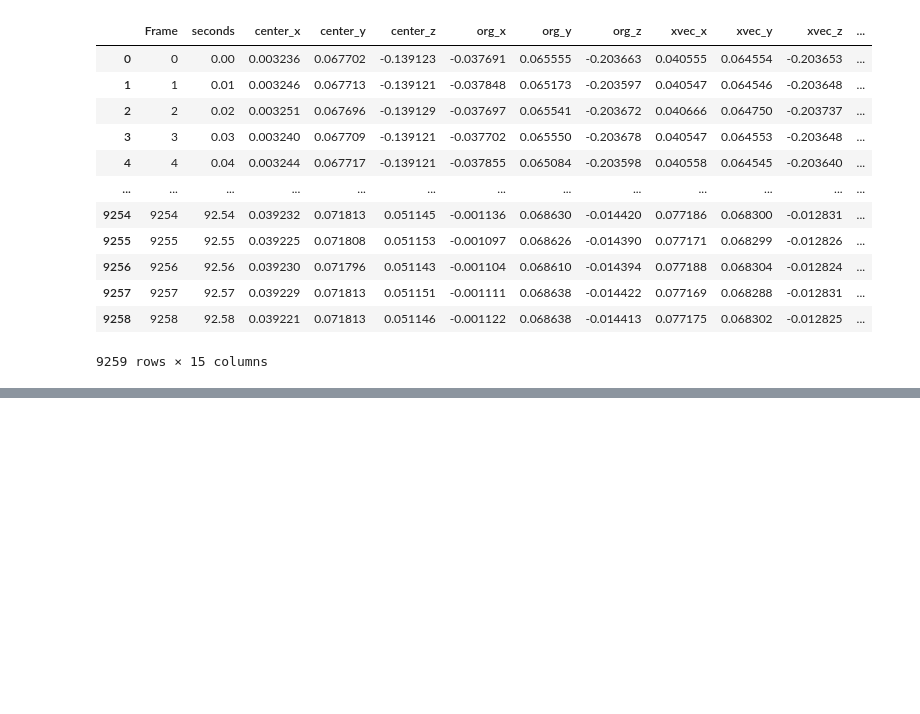
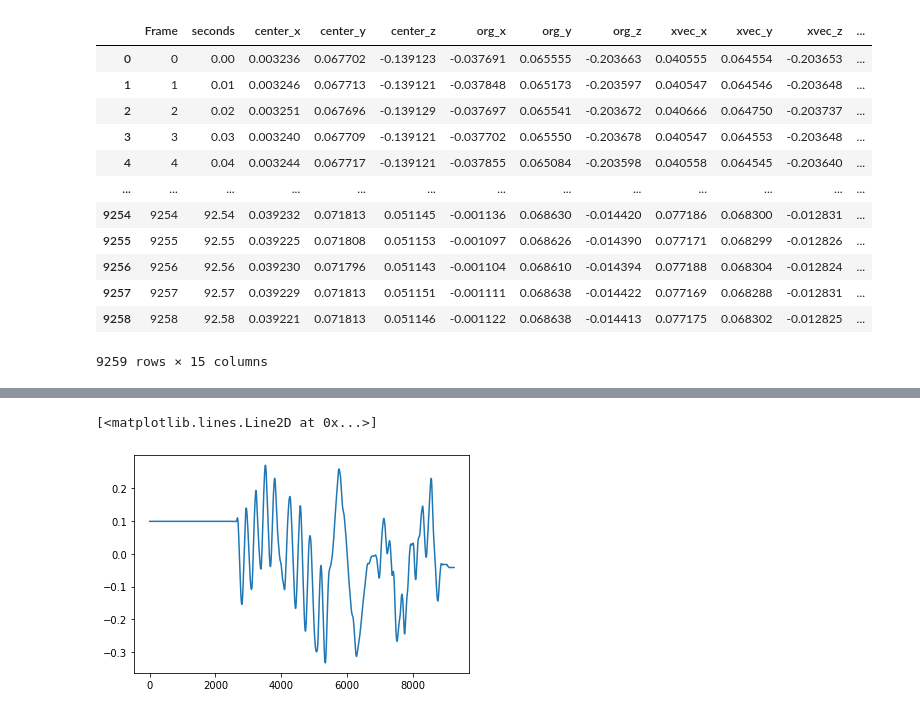
Before and after one commit to SujithChristopher/MIRA, a Jupyter notebook: nano_imu/mecanum_wheel/ipy_notebooks/wheels_vs_mc.ipynb, the cells around one changed output, grey strips where cells are left out. Saved outputs shown, nothing was run; the diff lists cells and outputs as text; code cells hidden in the pictures; blank space fills up the shorter version.

```diff
--- a/nano_imu/mecanum_wheel/ipy_notebooks/wheels_vs_mc.ipynb
+++ b/nano_imu/mecanum_wheel/ipy_notebooks/wheels_vs_mc.ipynb
@@ -58,0 +65,28 @@ mc
+# %%
+v1 = marker_xvec - marker_org #v1
+v2 = marker_zvec - marker_org #v2
+
+v1 = v1.reshape(3,1)
+v2 = v2.reshape(3,1)
+v3 = marker_org.reshape(3,1)
+# %%
+def calculate_rotmat(xdir,zdir,org):
+    """
+    this function calculates rotation matrix
+    """
+    v1 = xdir - org #v1
+    v2 = zdir - org #v2
+
+    vxnorm = v1/np.linalg.norm(v1)
+
+    vzcap = v2 - (vxnorm.T @ v2) * vxnorm
+    vznorm = vzcap/ np.linalg.norm(vzcap)
+
+    vynorm = np.cross(vznorm.T[0], vxnorm.T[0]).reshape(3,1)
+    rotMat = np.hstack((vxnorm, vynorm, vznorm))
+    return rotMat
+# %%
+"""getting initial rot mat in mc data"""
+
+rot_mat = calculate_rotmat(v1, v2, v3)
+rot_mat
@@ -58,0 +100,9 @@ mc
+# %%
+temp_list = []
+for i in range(len(mc["xvec_x"])):
+    center_val =  np.array(mc[["center_x", "center_y", "center_z"]].iloc[i])
+    center_val = center_val.reshape(3,1)
+    transformed_center = rot_mat.T @ v3 + v3
+    transformed_center = transformed_center.T[0]
+    temp_list.append(transformed_center)
+mc[["cen_x", "cen_y", "cen_z"]] = temp_list
@@ -58,0 +125,5 @@ mc
+# %%
+plt.plot(mc["cen_x"])
+# %% [output]
+[<matplotlib.lines.Line2D at 0x...>]
+[figure, added]
```
Also changed, not shown: parts of 10 cells of this notebook, 2 other files.
